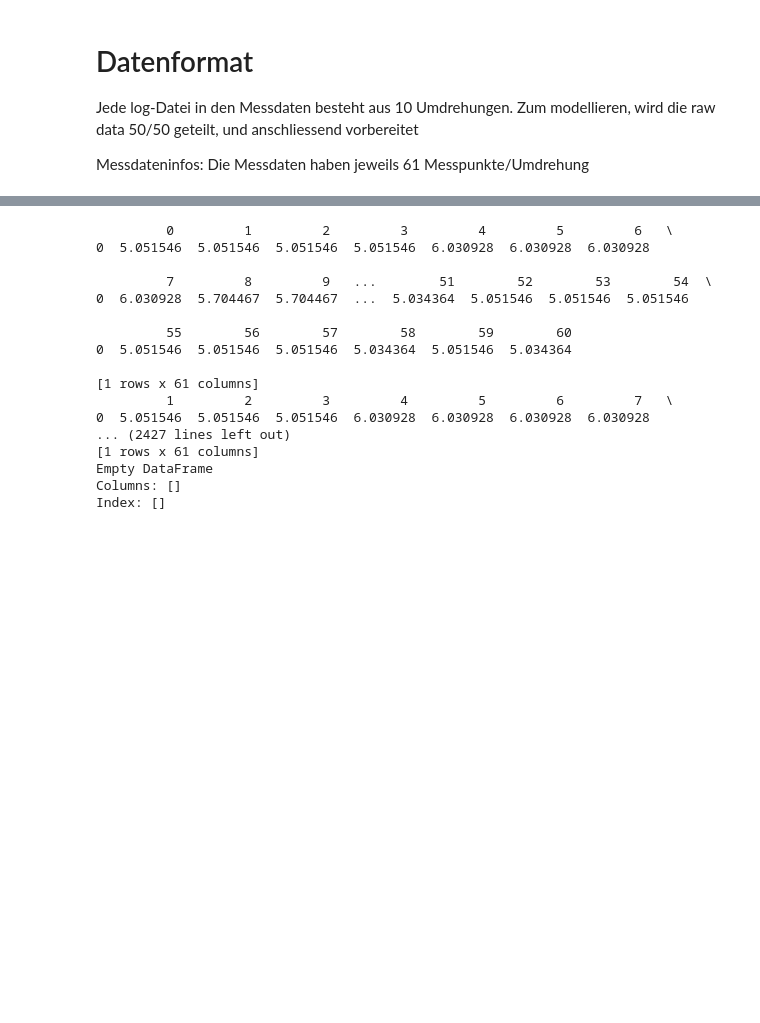
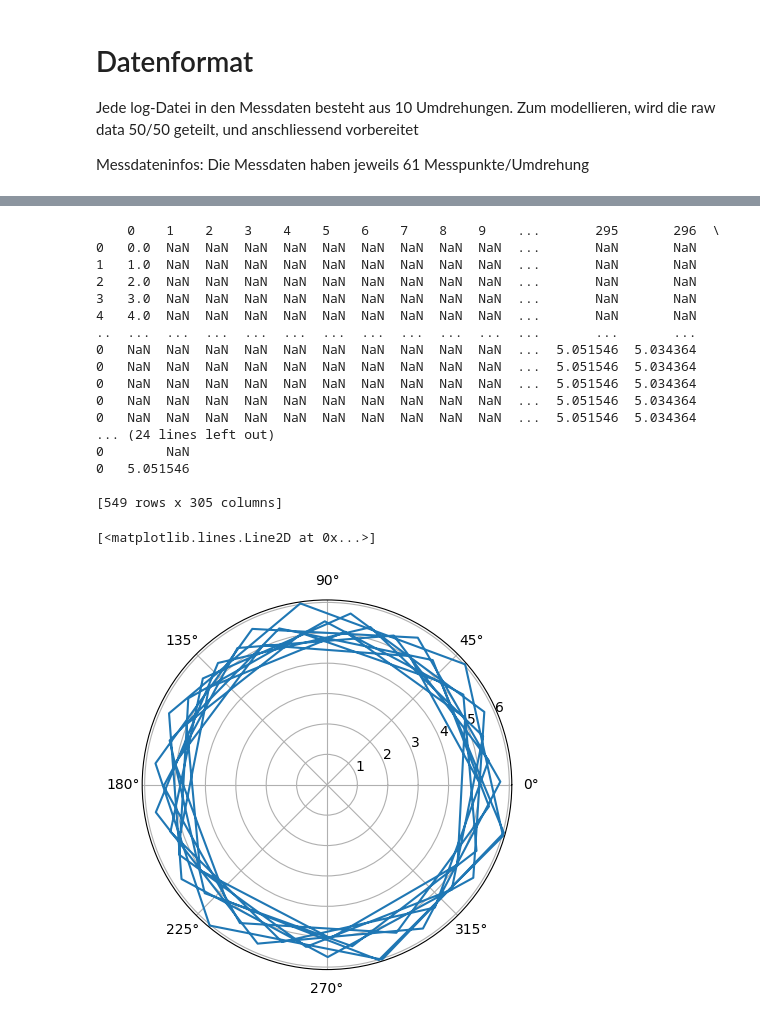
Before and after one commit to annesbl/intsys, a Jupyter notebook: projekt.ipynb, the cells around one changed output, grey strips where cells are left out. Saved outputs shown, nothing was run; the diff lists cells and outputs as text; code cells hidden in the pictures; blank space fills up the shorter version.

```diff
--- a/projekt.ipynb
+++ b/projekt.ipynb
@@ -36,15 +53,17 @@ def transform_data(df):
     """
     # transpose from (n, 1) -> (1, n)
     df_transposed = df.T
-    output_data = []
+    interval = np.arange(0, 61, 1)
+    output_df = pd.DataFrame(interval)
 
     for i in range(244): # 244 because 305 - 61 (letzte Umdrehung wird rausgenommen, damit jeder neue teil eine komplette umdrehung hat)
-        one_turn = df_transposed.iloc[:, i:i+61]
-        print(one_turn)
-        # output_data.append(one_turn)
+        i1_turn = df_transposed.iloc[:, i:i+61]
+        i2_turn = df_transposed.iloc[:, i+1:i+1+61]
+        # print(i1_turn.shape)
+        # print(i2_turn.shape)
+        output_df = pd.concat([i1_turn, i2_turn])
 
-    output_df = pd.DataFrame(output_data)
-
+    output_df.drop_duplicates()
     return output_df
 
 # def label_data(df, label):
@@ -53,24 +72,31 @@ def transform_data(df):
     # return df_labeled
 
 df_new = transform_data(df)
-
-# print(df)
 print(df_new)
 # %% [output]
-         0         1         2         3         4         5         6   \
-0  5.051546  5.051546  5.051546  5.051546  6.030928  6.030928  6.030928
+    0    1    2    3    4    5    6    7    8    9    ...       295       296  \
+0   0.0  NaN  NaN  NaN  NaN  NaN  NaN  NaN  NaN  NaN  ...       NaN       NaN
+1   1.0  NaN  NaN  NaN  NaN  NaN  NaN  NaN  NaN  NaN  ...       NaN       NaN
+2   2.0  NaN  NaN  NaN  NaN  NaN  NaN  NaN  NaN  NaN  ...       NaN       NaN
+3   3.0  NaN  NaN  NaN  NaN  NaN  NaN  NaN  NaN  NaN  ...       NaN       NaN
+4   4.0  NaN  NaN  NaN  NaN  NaN  NaN  NaN  NaN  NaN  ...       NaN       NaN
+..  ...  ...  ...  ...  ...  ...  ...  ...  ...  ...  ...       ...       ...
+0   NaN  NaN  NaN  NaN  NaN  NaN  NaN  NaN  NaN  NaN  ...  5.051546  5.034364
+0   NaN  NaN  NaN  NaN  NaN  NaN  NaN  NaN  NaN  NaN  ...  5.051546  5.034364
+0   NaN  NaN  NaN  NaN  NaN  NaN  NaN  NaN  NaN  NaN  ...  5.051546  5.034364
+0   NaN  NaN  NaN  NaN  NaN  NaN  NaN  NaN  NaN  NaN  ...  5.051546  5.034364
+0   NaN  NaN  NaN  NaN  NaN  NaN  NaN  NaN  NaN  NaN  ...  5.051546  5.034364
+... (24 lines left out)
+0        NaN
+0   5.051546
 
-         7         8         9   ...        51        52        53        54  \
-0  6.030928  5.704467  5.704467  ...  5.034364  5.051546  5.051546  5.051546
-
-         55        56        57        58        59        60
-0  5.051546  5.051546  5.051546  5.034364  5.051546  5.034364
-
-[1 rows x 61 columns]
-         1         2         3         4         5         6         7   \
-0  5.051546  5.051546  5.051546  6.030928  6.030928  6.030928  6.030928
-... (2427 lines left out)
-[1 rows x 61 columns]
-Empty DataFrame
-Columns: []
-Index: []
+[549 rows x 305 columns]
+# %%
+
+
+fig, ax = plt.subplots(subplot_kw={'projection': 'polar'})
+interval = np.arange(0, 61, 1)
+ax.plot(interval, df_new.T)
+# %% [output]
+[<matplotlib.lines.Line2D at 0x...>]
+[figure, added]
```
Also changed, not shown: parts of 2 cells of this notebook, 1 other file.
